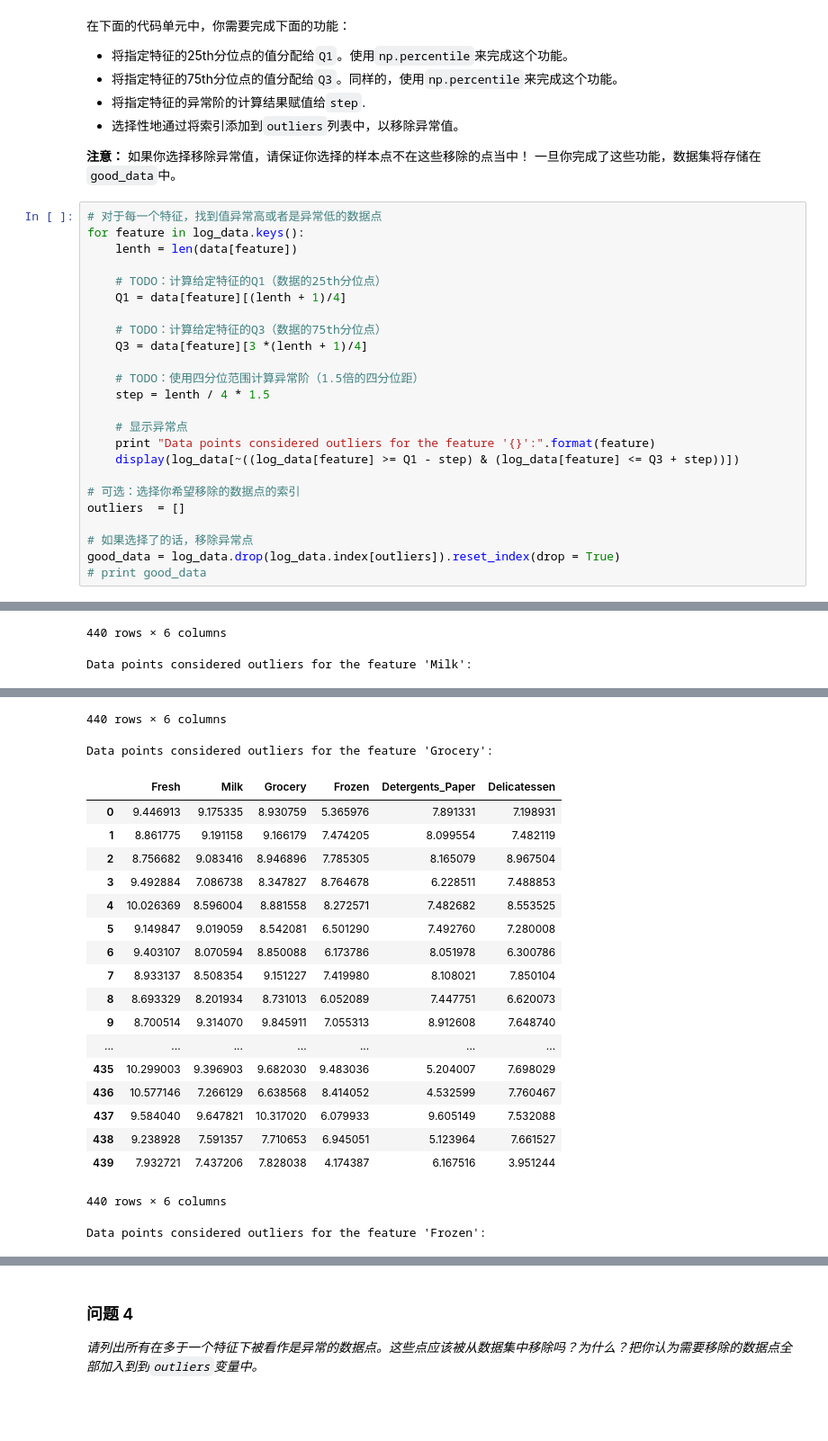
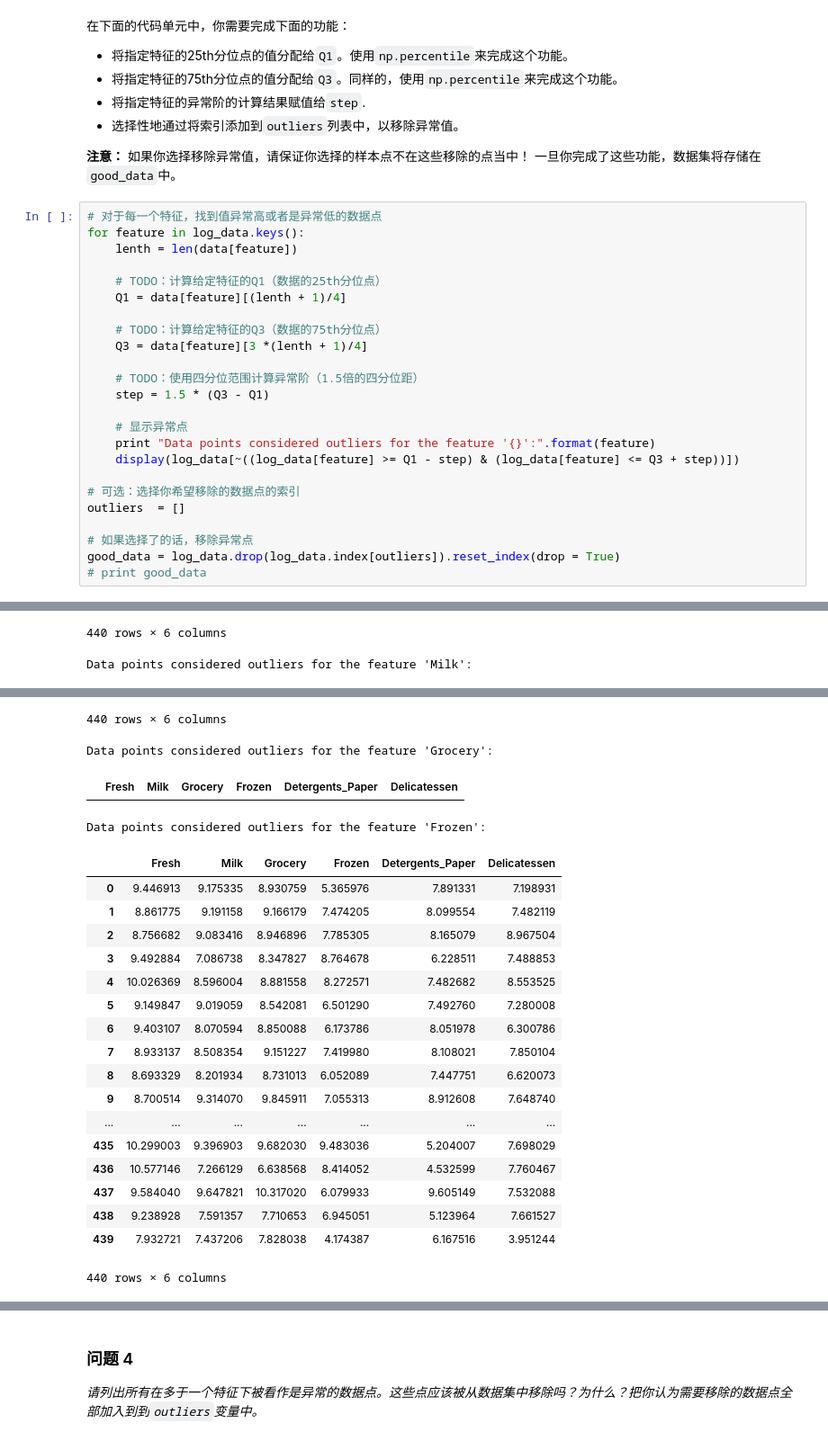
Before and after one commit to Rheasilvia/creating_customer_segments, a Jupyter notebook: customer_segments.ipynb, the cells around one changed output, grey strips where cells are left out. Shown: that part at 90% size. Cells and saved outputs as stored; diff of their text form; blank space fills up the shorter version.

```diff
--- a/customer_segments.ipynb
+++ b/customer_segments.ipynb
@@ -195,7 +195,7 @@ for feature in log_data.keys():
     Q3 = data[feature][3 *(lenth + 1)/4]
 
     # TODO：使用四分位范围计算异常阶（1.5倍的四分位距）
-    step = lenth / 4 * 1.5
+    step = 1.5 * (Q3 - Q1)
 
     # 显示异常点
     print "Data points considered outliers for the feature '{}':".format(feature)
@@ -221,48 +221,49 @@ Data points considered outliers for the feature 'Fresh':
 | 8 | 8.693329 | 8.201934 | 8.731013 | 6.052089 | 7.447751 | 6.620073 |
 | 9 | 8.700514 | 9.314070 | 9.845911 | 7.055313 | 8.912608 | 7.648740 |
 | ... | ... | ... | ... | ... | ... | ... |
 | 435 | 10.299003 | 9.396903 | 9.682030 | 9.483036 | 5.204007 | 7.698029 |
 | 436 | 10.577146 | 7.266129 | 6.638568 | 8.414052 | 4.532599 | 7.760467 |
 | 437 | 9.584040 | 9.647821 | 10.317020 | 6.079933 | 9.605149 | 7.532088 |
 | 438 | 9.238928 | 7.591357 | 7.710653 | 6.945051 | 5.123964 | 7.661527 |
 | 439 | 7.932721 | 7.437206 | 7.828038 | 4.174387 | 6.167516 | 3.951244 |
 440 rows × 6 columns
 Data points considered outliers for the feature 'Milk':
 |  | Fresh | Milk | Grocery | Frozen | Detergents_Paper | Delicatessen |
 | 0 | 9.446913 | 9.175335 | 8.930759 | 5.365976 | 7.891331 | 7.198931 |
 | 1 | 8.861775 | 9.191158 | 9.166179 | 7.474205 | 8.099554 | 7.482119 |
 | 2 | 8.756682 | 9.083416 | 8.946896 | 7.785305 | 8.165079 | 8.967504 |
 | 3 | 9.492884 | 7.086738 | 8.347827 | 8.764678 | 6.228511 | 7.488853 |
 | 4 | 10.026369 | 8.596004 | 8.881558 | 8.272571 | 7.482682 | 8.553525 |
 | 5 | 9.149847 | 9.019059 | 8.542081 | 6.501290 | 7.492760 | 7.280008 |
 | 6 | 9.403107 | 8.070594 | 8.850088 | 6.173786 | 8.051978 | 6.300786 |
 | 7 | 8.933137 | 8.508354 | 9.151227 | 7.419980 | 8.108021 | 7.850104 |
 | 8 | 8.693329 | 8.201934 | 8.731013 | 6.052089 | 7.447751 | 6.620073 |
 | 9 | 8.700514 | 9.314070 | 9.845911 | 7.055313 | 8.912608 | 7.648740 |
 | ... | ... | ... | ... | ... | ... | ... |
 | 435 | 10.299003 | 9.396903 | 9.682030 | 9.483036 | 5.204007 | 7.698029 |
 | 436 | 10.577146 | 7.266129 | 6.638568 | 8.414052 | 4.532599 | 7.760467 |
 | 437 | 9.584040 | 9.647821 | 10.317020 | 6.079933 | 9.605149 | 7.532088 |
 | 438 | 9.238928 | 7.591357 | 7.710653 | 6.945051 | 5.123964 | 7.661527 |
 | 439 | 7.932721 | 7.437206 | 7.828038 | 4.174387 | 6.167516 | 3.951244 |
 440 rows × 6 columns
 Data points considered outliers for the feature 'Grocery':
 |  | Fresh | Milk | Grocery | Frozen | Detergents_Paper | Delicatessen |
-| 0 | 9.446913 | 9.175335 | 8.930759 | 5.365976 | 7.891331 | 7.198931 |
-| 1 | 8.861775 | 9.191158 | 9.166179 | 7.474205 | 8.099554 | 7.482119 |
-| 2 | 8.756682 | 9.083416 | 8.946896 | 7.785305 | 8.165079 | 8.967504 |
-| 3 | 9.492884 | 7.086738 | 8.347827 | 8.764678 | 6.228511 | 7.488853 |
-| 4 | 10.026369 | 8.596004 | 8.881558 | 8.272571 | 7.482682 | 8.553525 |
-| 5 | 9.149847 | 9.019059 | 8.542081 | 6.501290 | 7.492760 | 7.280008 |
-| 6 | 9.403107 | 8.070594 | 8.850088 | 6.173786 | 8.051978 | 6.300786 |
-| 7 | 8.933137 | 8.508354 | 9.151227 | 7.419980 | 8.108021 | 7.850104 |
-| 8 | 8.693329 | 8.201934 | 8.731013 | 6.052089 | 7.447751 | 6.620073 |
-| 9 | 8.700514 | 9.314070 | 9.845911 | 7.055313 | 8.912608 | 7.648740 |
-| ... | ... | ... | ... | ... | ... | ... |
-| 435 | 10.299003 | 9.396903 | 9.682030 | 9.483036 | 5.204007 | 7.698029 |
-| 436 | 10.577146 | 7.266129 | 6.638568 | 8.414052 | 4.532599 | 7.760467 |
-| 437 | 9.584040 | 9.647821 | 10.317020 | 6.079933 | 9.605149 | 7.532088 |
-| 438 | 9.238928 | 7.591357 | 7.710653 | 6.945051 | 5.123964 | 7.661527 |
-| 439 | 7.932721 | 7.437206 | 7.828038 | 4.174387 | 6.167516 | 3.951244 |
-440 rows × 6 columns
+Data points considered outliers for the feature 'Frozen':
+|  | Fresh | Milk | Grocery | Frozen | Detergents_Paper | Delicatessen |
+| 0 | 9.446913 | 9.175335 | 8.930759 | 5.365976 | 7.891331 | 7.198931 |
+| 1 | 8.861775 | 9.191158 | 9.166179 | 7.474205 | 8.099554 | 7.482119 |
+| 2 | 8.756682 | 9.083416 | 8.946896 | 7.785305 | 8.165079 | 8.967504 |
+| 3 | 9.492884 | 7.086738 | 8.347827 | 8.764678 | 6.228511 | 7.488853 |
+| 4 | 10.026369 | 8.596004 | 8.881558 | 8.272571 | 7.482682 | 8.553525 |
+| 5 | 9.149847 | 9.019059 | 8.542081 | 6.501290 | 7.492760 | 7.280008 |
+| 6 | 9.403107 | 8.070594 | 8.850088 | 6.173786 | 8.051978 | 6.300786 |
+| 7 | 8.933137 | 8.508354 | 9.151227 | 7.419980 | 8.108021 | 7.850104 |
+| 8 | 8.693329 | 8.201934 | 8.731013 | 6.052089 | 7.447751 | 6.620073 |
+| 9 | 8.700514 | 9.314070 | 9.845911 | 7.055313 | 8.912608 | 7.648740 |
+| ... | ... | ... | ... | ... | ... | ... |
+| 435 | 10.299003 | 9.396903 | 9.682030 | 9.483036 | 5.204007 | 7.698029 |
+| 436 | 10.577146 | 7.266129 | 6.638568 | 8.414052 | 4.532599 | 7.760467 |
+| 437 | 9.584040 | 9.647821 | 10.317020 | 6.079933 | 9.605149 | 7.532088 |
+| 438 | 9.238928 | 7.591357 | 7.710653 | 6.945051 | 5.123964 | 7.661527 |
+| 439 | 7.932721 | 7.437206 | 7.828038 | 4.174387 | 6.167516 | 3.951244 |
-Data points considered outliers for the feature 'Frozen':
+440 rows × 6 columns
```
Also changed, not shown: parts of 7 cells of this notebook.
